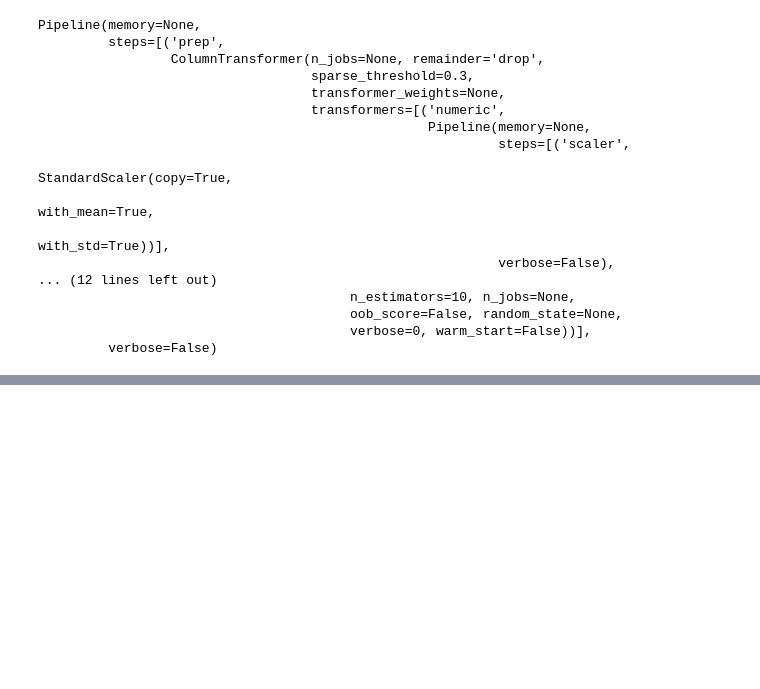
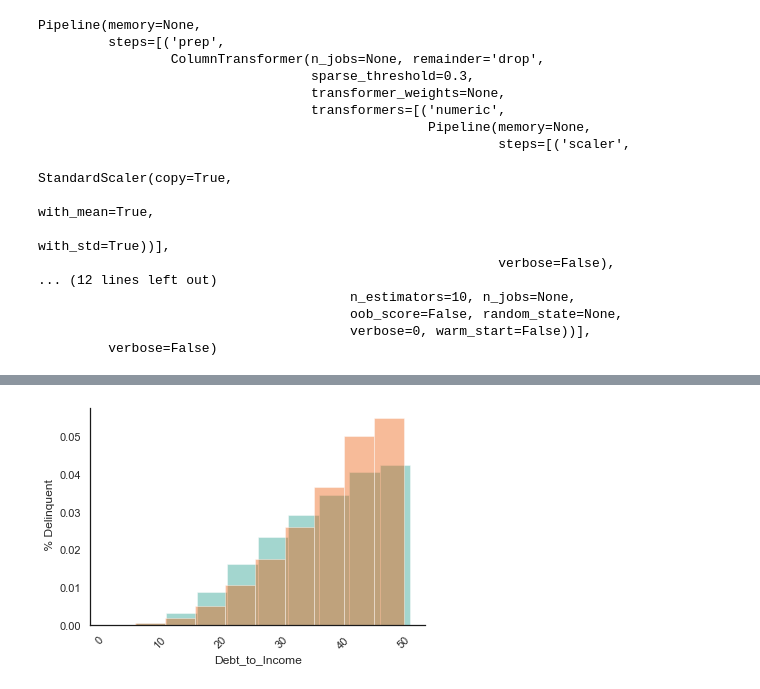
Before and after one commit to vyjayanthipp/Secondary_Mortgage_Loans, a Jupyter notebook: codes/VJ_Model.ipynb, the cells around one changed output, grey strips where cells are left out. Cells and saved outputs as stored; diff of their text form; code cells hidden in the pictures; blank space fills up the shorter version.

```diff
--- a/codes/VJ_Model.ipynb
+++ b/codes/VJ_Model.ipynb
@@ -83,0 +151,5 @@ ValueError: could not convert string to float: 'N'
+# %%
+distplot('dti')
+ax_params('Debt_to_Income', ' % Delinquent')
+# %% [output]
+[figure, added]
```
Also changed, not shown: parts of 20 cells of this notebook.
